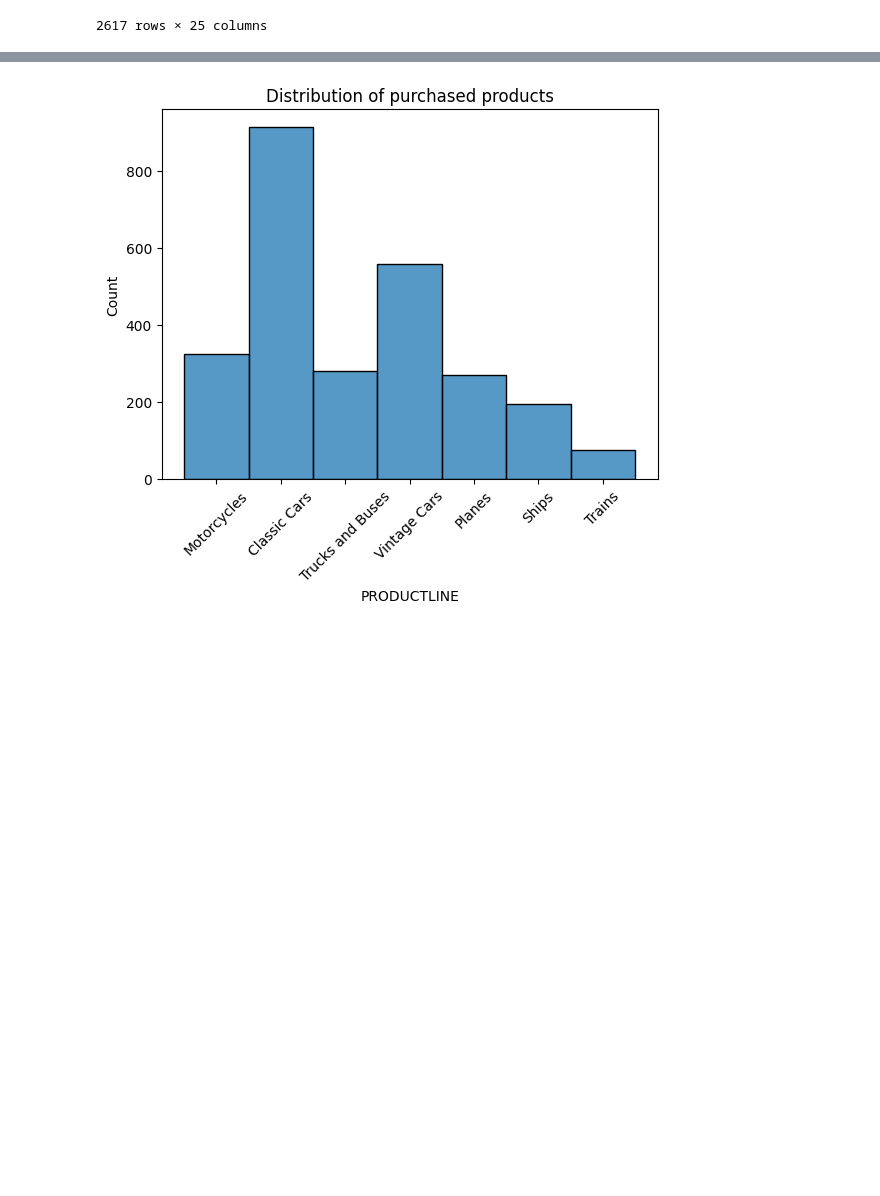
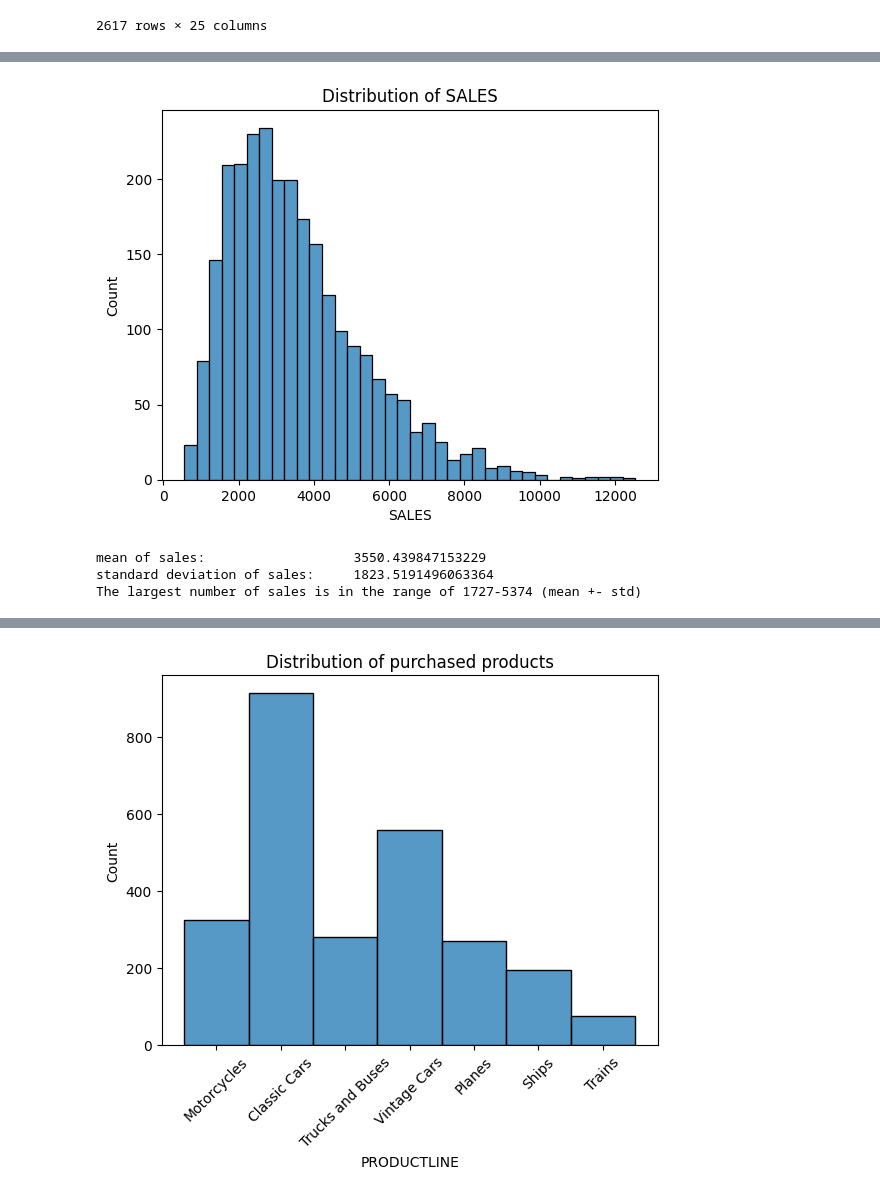
Before and after one commit to cgn00/Customer_Segmentation, a Jupyter notebook: customer_segmentation.ipynb, the cells around one changed output, grey strips where cells are left out. Drawn from its saved outputs; the diff is of its cells as text; code cells hidden in the pictures; blank space fills up the shorter version.

```diff
--- a/customer_segmentation.ipynb
+++ b/customer_segmentation.ipynb
@@ -130,0 +153,24 @@ plt.show()
+# %%
+# Plot a histogram of the 'DEALSIZE' column in the sales_data DataFrame
+sns.histplot(data=sales_data, x="SALES")
+
+# Add a title to the plot
+plt.title("Distribution of SALES")
+
+# Show the plot
+plt.show()
+
+# Calculating the mean of sales
+mean = sales_data['SALES'].mean()
+
+# Calculating the standard deviation of the sales
+std = sales_data['SALES'].std()
+
+# Print the mean and the standard deviation of sales
+print(f"mean of sales: \t\t\t {mean} \nstandard deviation of sales:\t {std}")
+print(f"The largest number of sales is in the range of {(mean-std).__round__()}-{(mean+std).__round__()} (mean +- std)")
+# %% [output]
+[figure, added]
+mean of sales:                   3550.439847153229
+standard deviation of sales:     1823.5191496063364
+The largest number of sales is in the range of 1727-5374 (mean +- std)
```
Also changed, not shown: parts of 22 cells of this notebook.
